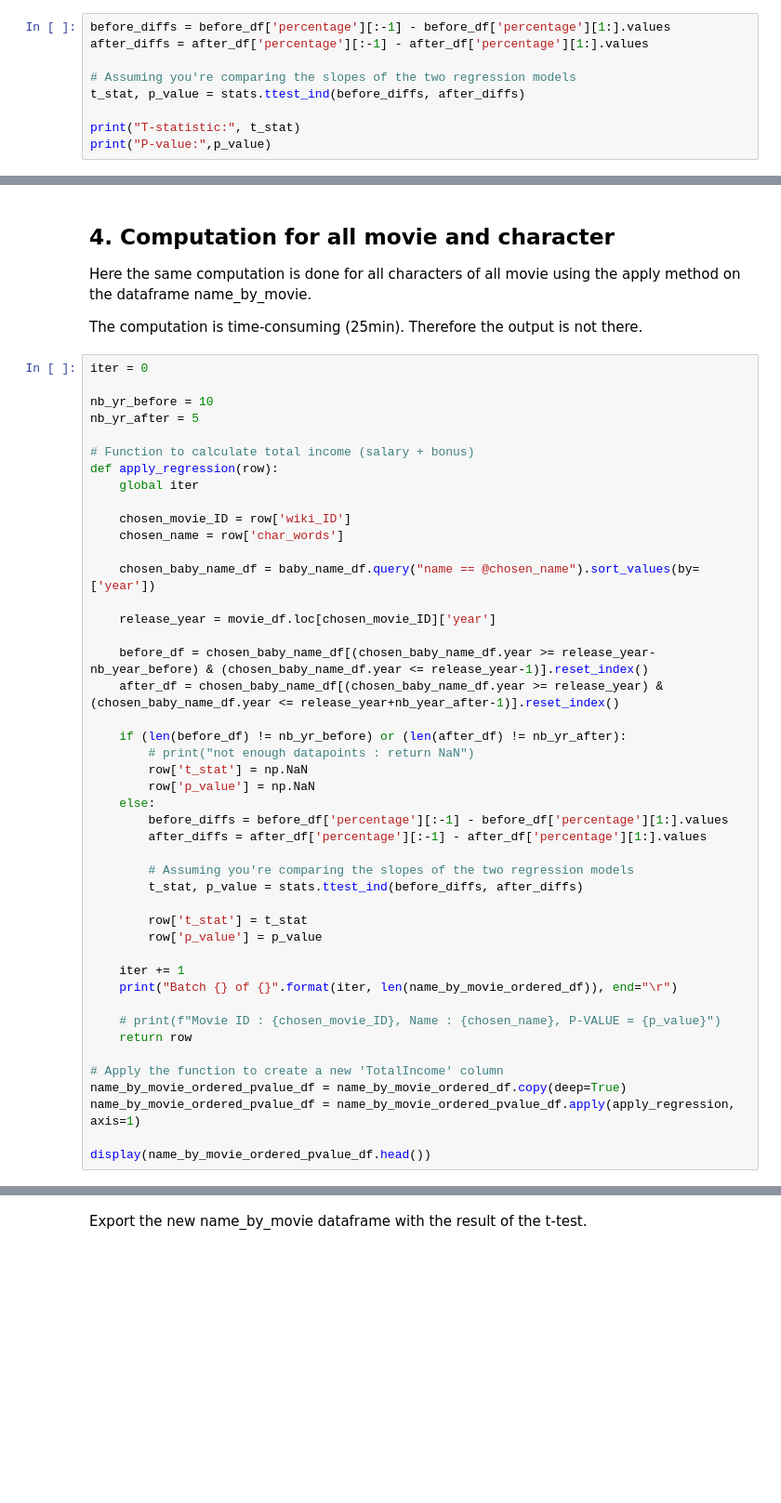
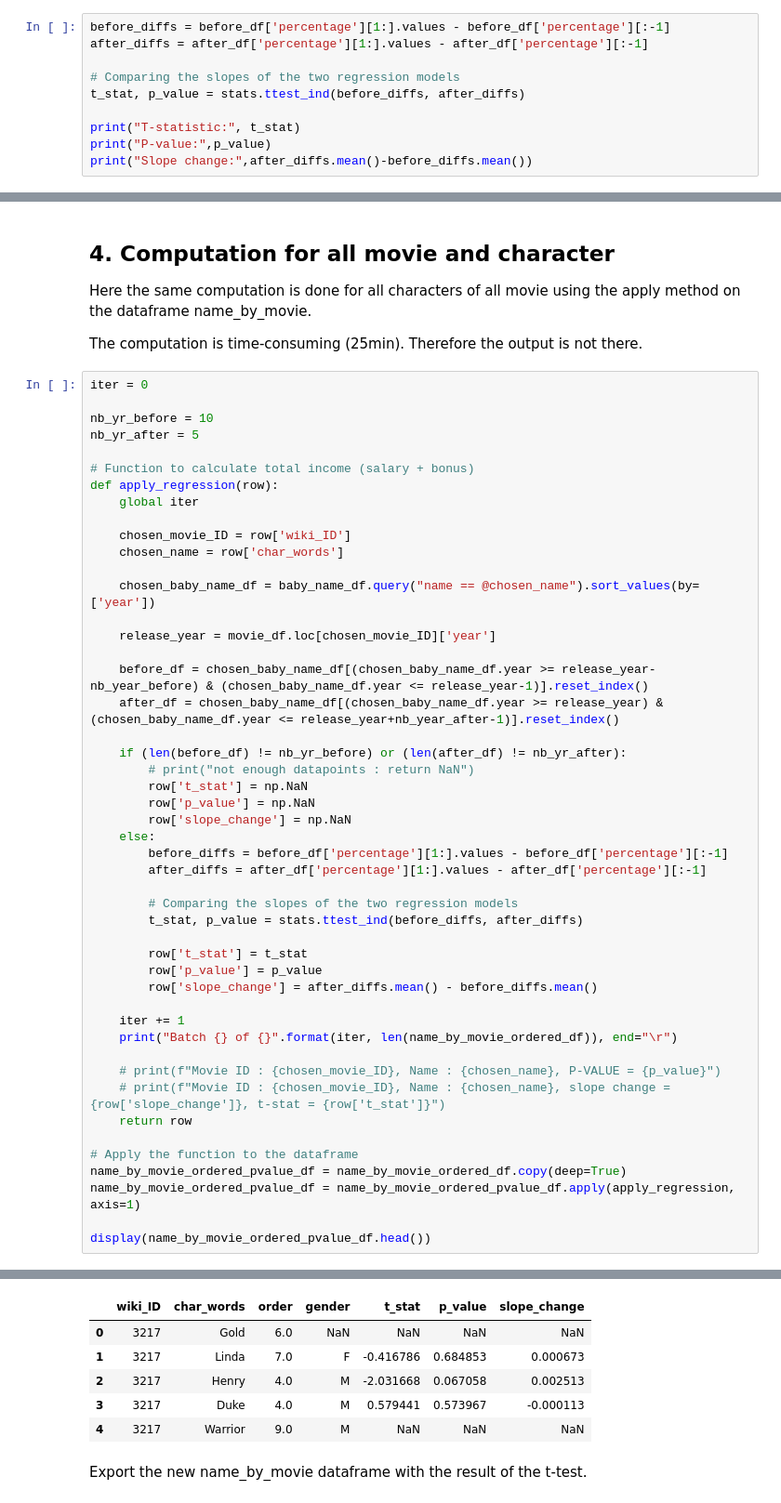
Before and after one commit to epfl-ada/ada-2023-project-abadakor, a Jupyter notebook: influence_metric.ipynb, the cells around one changed output, grey strips where cells are left out. Shown at 93% size. Cells and saved outputs as stored; diff of their text form; blank space fills up the shorter version.

Commit message:
Ran new influence metric slope change

```diff
--- a/influence_metric.ipynb
+++ b/influence_metric.ipynb
@@ -210,12 +215,13 @@ plt.show()
 ### 3.3 T-test
 Now we carry out a t-test on the two regression lines.
 # %%
-before_diffs = before_df['percentage'][:-1] - before_df['percentage'][1:].values
-after_diffs = after_df['percentage'][:-1] - after_df['percentage'][1:].values
+before_diffs = before_df['percentage'][1:].values - before_df['percentage'][:-1]
+after_diffs = after_df['percentage'][1:].values - after_df['percentage'][:-1]
 
-# Assuming you're comparing the slopes of the two regression models
+# Comparing the slopes of the two regression models
 t_stat, p_value = stats.ttest_ind(before_diffs, after_diffs)
 
 print("T-statistic:", t_stat)
 print("P-value:",p_value)
+print("Slope change:",after_diffs.mean()-before_diffs.mean())
 # %% [output]
@@ -252,24 +259,28 @@ def apply_regression(row):
         # print("not enough datapoints : return NaN")
         row['t_stat'] = np.NaN
         row['p_value'] = np.NaN
+        row['slope_change'] = np.NaN
     else:
-        before_diffs = before_df['percentage'][:-1] - before_df['percentage'][1:].values
-        after_diffs = after_df['percentage'][:-1] - after_df['percentage'][1:].values
+        before_diffs = before_df['percentage'][1:].values - before_df['percentage'][:-1]
+        after_diffs = after_df['percentage'][1:].values - after_df['percentage'][:-1]
 
-        # Assuming you're comparing the slopes of the two regression models
+        # Comparing the slopes of the two regression models
         t_stat, p_value = stats.ttest_ind(before_diffs, after_diffs)
 
         row['t_stat'] = t_stat
         row['p_value'] = p_value
+        row['slope_change'] = after_diffs.mean() - before_diffs.mean()
 
     iter += 1
     print("Batch {} of {}".format(iter, len(name_by_movie_ordered_df)), end="\r")
 
     # print(f"Movie ID : {chosen_movie_ID}, Name : {chosen_name}, P-VALUE = {p_value}")
+    # print(f"Movie ID : {chosen_movie_ID}, Name : {chosen_name}, slope change = {row['slope_change']}, t-stat = {row['t_stat']}")
     return row
 
-# Apply the function to create a new 'TotalIncome' column
+# Apply the function to the dataframe
 name_by_movie_ordered_pvalue_df = name_by_movie_ordered_df.copy(deep=True)
 name_by_movie_ordered_pvalue_df = name_by_movie_ordered_pvalue_df.apply(apply_regression, axis=1)
 
 display(name_by_movie_ordered_pvalue_df.head())
+# %% [output]
@@ -276,3 +288,9 @@ display(name_by_movie_ordered_pvalue_df.head())
+|  | wiki_ID | char_words | order | gender | t_stat | p_value | slope_change |
+| 0 | 3217 | Gold | 6.0 | NaN | NaN | NaN | NaN |
+| 1 | 3217 | Linda | 7.0 | F | -0.416786 | 0.684853 | 0.000673 |
+| 2 | 3217 | Henry | 4.0 | M | -2.031668 | 0.067058 | 0.002513 |
+| 3 | 3217 | Duke | 4.0 | M | 0.579441 | 0.573967 | -0.000113 |
+| 4 | 3217 | Warrior | 9.0 | M | NaN | NaN | NaN |
 # %% [markdown]
 Export the new name_by_movie dataframe with the result of the t-test.
 # %%
```
Also changed, not shown: parts of 13 cells of this notebook, 1 other file.
